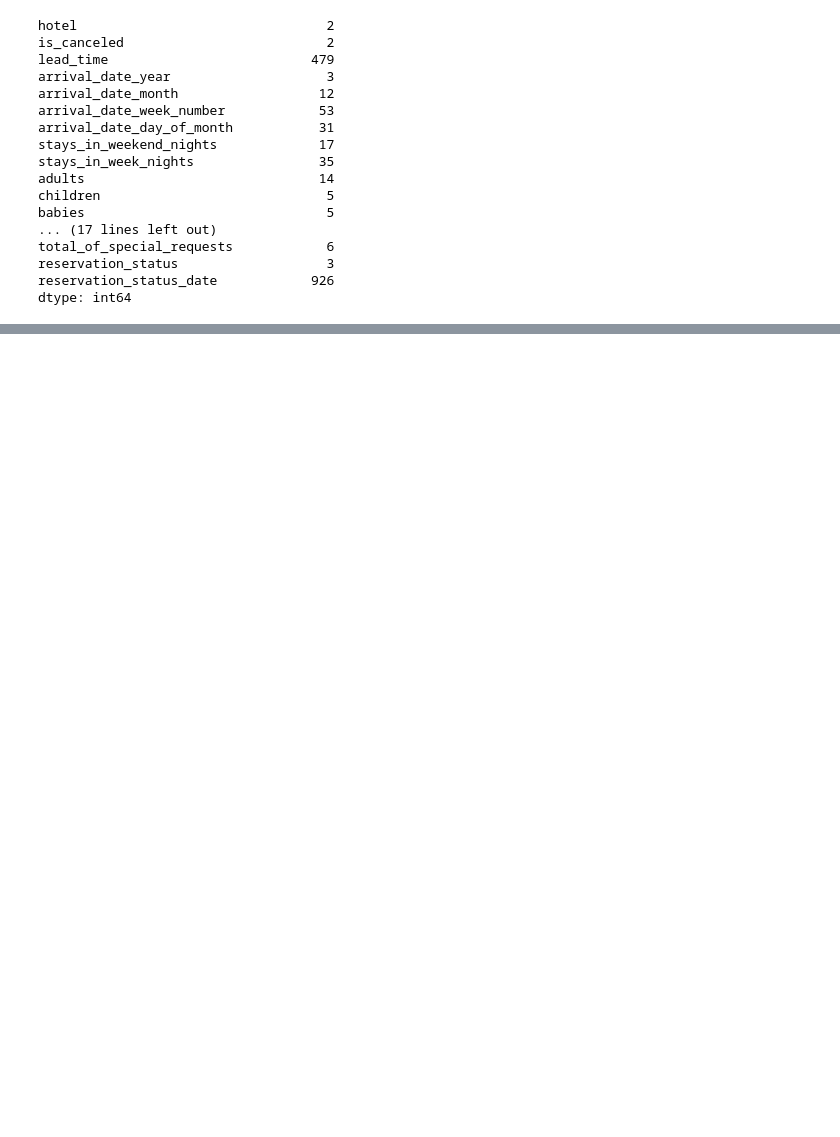
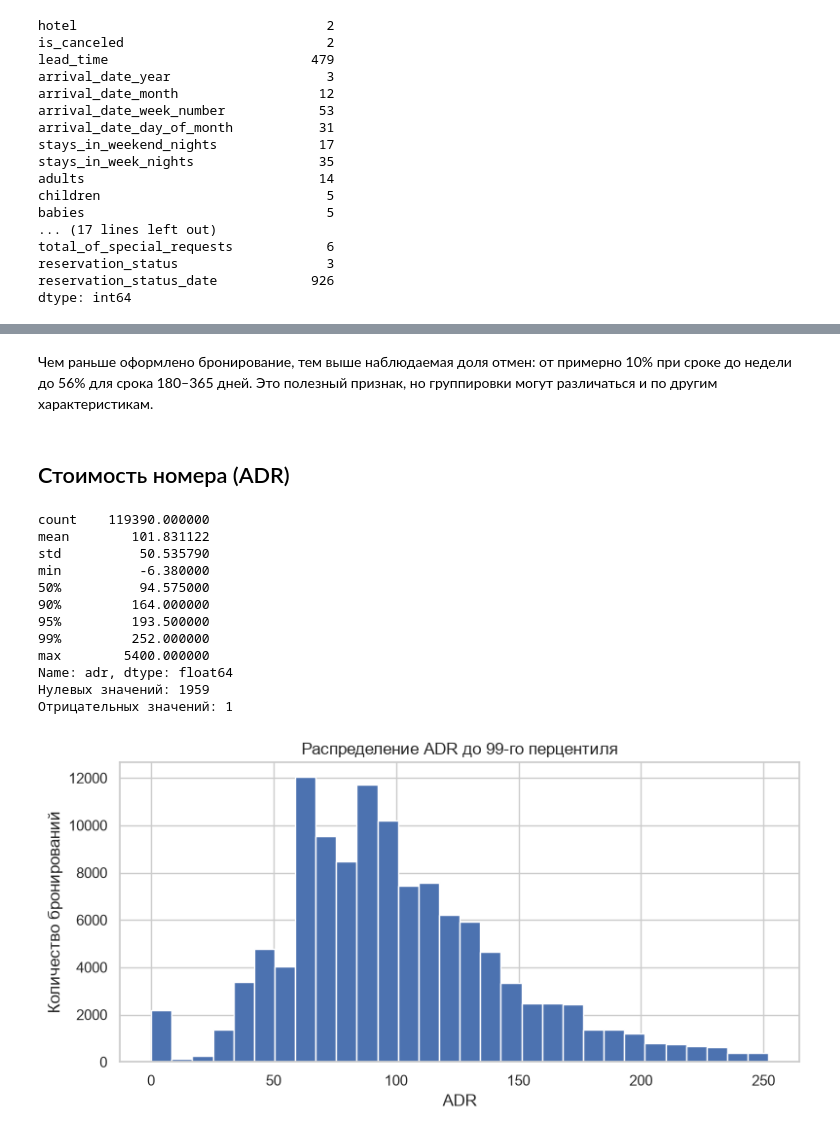
Before and after one commit to TheReverberation/itmo_ml_for_science_course, a Jupyter notebook: hw1/eda.ipynb, the cells around one changed output, grey strips where cells are left out. Drawn from its saved outputs; the diff is of its cells as text; code cells hidden in the pictures; blank space fills up the shorter version.

```diff
--- a/hw1/eda.ipynb
+++ b/hw1/eda.ipynb
@@ -114,0 +255,29 @@ dtype: int64
+# %% [markdown]
+Чем раньше оформлено бронирование, тем выше наблюдаемая доля отмен: от примерно 10% при сроке до недели до 56% для срока 180–365 дней. Это полезный признак, но группировки могут различаться и по другим характеристикам.
+# %% [markdown]
+## Стоимость номера (ADR)
+# %%
+print(df["adr"].describe(percentiles=[0.5, 0.9, 0.95, 0.99]))
+print("Нулевых значений:", (df["adr"] == 0).sum())
+print("Отрицательных значений:", (df["adr"] < 0).sum())
+
+upper = df["adr"].quantile(0.99)
+ax = df.loc[df["adr"].between(0, upper), "adr"].plot.hist(bins=30, figsize=(9, 4))
+ax.set_xlabel("ADR")
+ax.set_ylabel("Количество бронирований")
+ax.set_title("Распределение ADR до 99-го перцентиля")
+plt.show()
+# %% [output]
+count    119390.000000
+mean        101.831122
+std          50.535790
+min          -6.380000
+50%          94.575000
+90%         164.000000
+95%         193.500000
+99%         252.000000
+max        5400.000000
+Name: adr, dtype: float64
+Нулевых значений: 1959
+Отрицательных значений: 1
+[figure, added]
```
Also changed, not shown: parts of 44 cells of this notebook.
